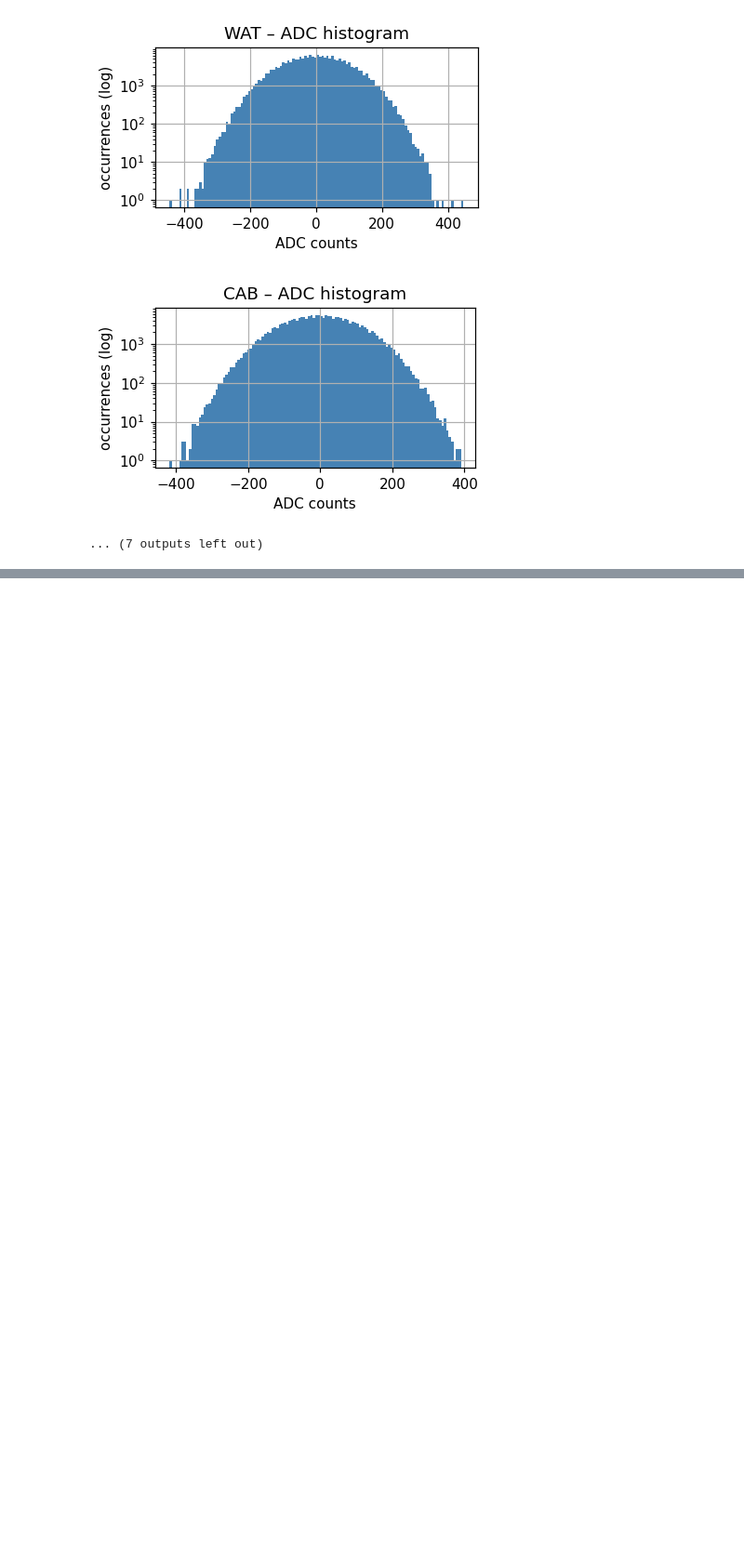
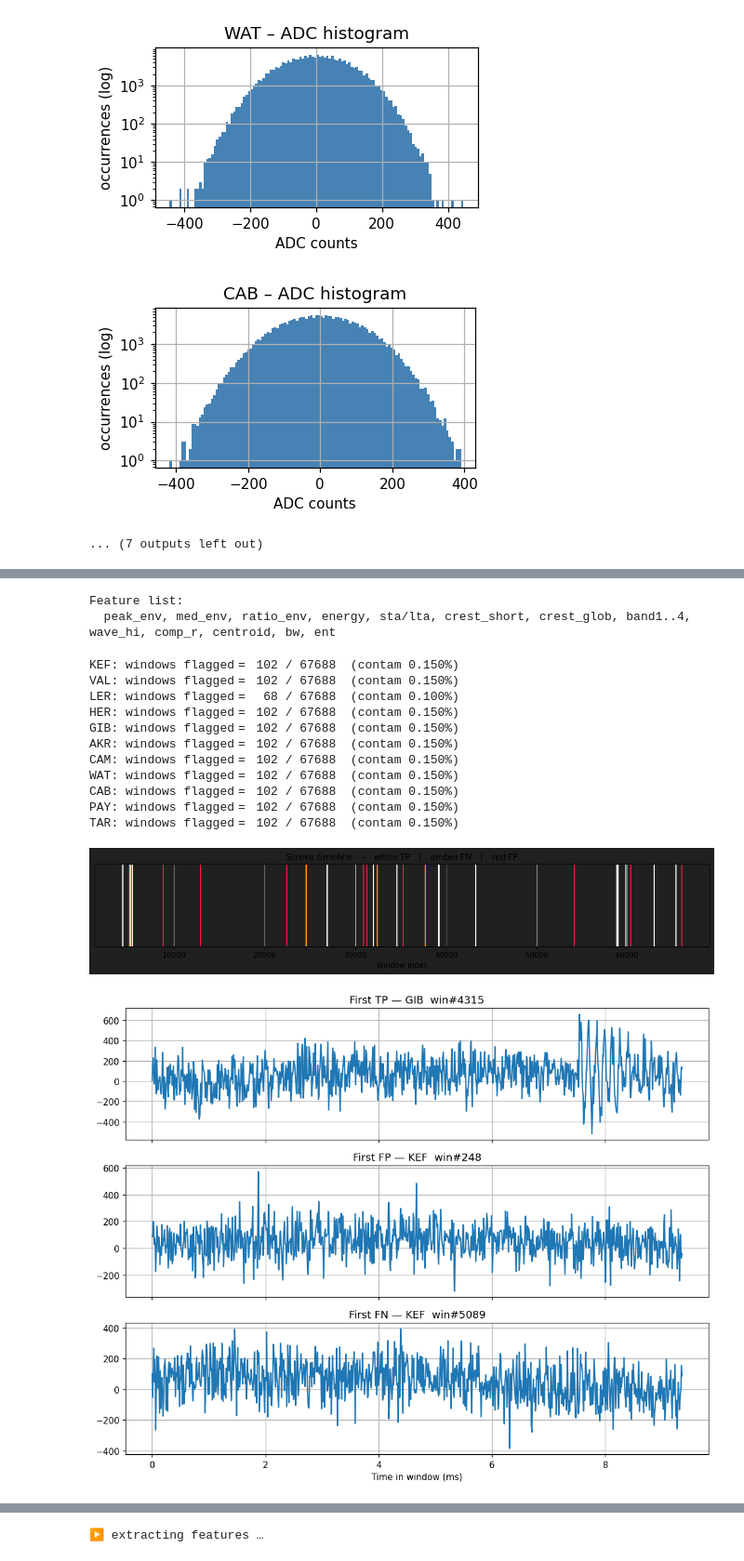
Before and after one commit to jsg71/playing-with-time-series, a Jupyter notebook: notebooks/model_example_condensed.ipynb, the cells around one changed output, grey strips where cells are left out. Shown at 93% size. Drawn from its saved outputs; the diff is of its cells as text; code cells hidden in the pictures; blank space fills up the shorter version.

```diff
--- a/notebooks/model_example_condensed.ipynb
+++ b/notebooks/model_example_condensed.ipynb
@@ -1544,12 +1635,12 @@ print("Feature list:")
 print("  peak_env, med_env, ratio_env, energy, sta/lta, crest_short, "
       "crest_glob, band1..4, wave_hi, comp_r, centroid, bw, ent")
 
-n_win = min(((len(quantized[n]) - WIN)//HOP)+1 for n in STATIONS)
+n_win = min(((len(quantised[n]) - WIN)//HOP)+1 for n in STATIONS)
 feat_dim = 16
 X_station = {nm: np.empty((n_win, feat_dim), float) for nm in STATIONS}
 
 for nm in STATIONS:
-    sig = quantized[nm]
+    sig = quantised[nm]
     env = np.abs(hilbert(sig.astype(float)))
     Nfft = WIN//2+1
     borders = [int(Nfft*r) for r in (0.25,0.50,0.75)]
@@ -1631,31 +1722,47 @@ tn,fp,fn,tp = confusion_matrix(stroke_truth,net_pred,labels=[False,True]).ravel(
 P_net=precision_score(stroke_truth,net_pred,zero_division=0)
 R_net=recall_score   (stroke_truth,net_pred,zero_division=0)
 F_net=f1_score       (stroke_truth,net_pred,zero_division=0)
 print(f"\nNetwork (INLINE diagnostic, ≥{MIN_STN} stn):")
 print(f" TP={tp} FP={fp} FN={fn} TN={tn}   P={P_net:.3f} R={R_net:.3f} F1={F_net:.3f}")
 """
 # ────────────────────────────────────────────────────────────────────────────
 #  6) Strict, burst‑aware evaluation via evaluate_windowed_model
 # ────────────────────────────────────────────────────────────────────────────
 hot_masks = hot  # evaluator expects mapping {station: bool‑array}
 
 station_metrics, network_metrics, n_windows = evaluate_windowed_model(
     hot=hot_masks,
     stroke_records=stroke_records,
-    quantized=quantized,
+    quantized=quantised,
     station_order=STATIONS,
     win=WIN,
     hop=HOP,
     burst_len=BURST_LEN,
     min_stn=MIN_STN,
     tol_win=0,         # strict: no prediction dilation
     plot=True          # timeline + waveform panels
 )
 
 print(f"\n—— Station / window metrics  (n_windows = {n_windows:,}) ——")
 for nm, m in station_metrics.items():
     print(f"{nm}: TP={m['TP']:<4} FP={m['FP']:<5} FN={m['FN']:<4} "
           f"P={m['P']:.3f} R={m['R']:.3f} F1={m['F1']:.3f}")
 
 print("\n—— Network / stroke metrics ——")
 print(network_metrics)
+# %% [output]
+Feature list:
+  peak_env, med_env, ratio_env, energy, sta/lta, crest_short, crest_glob, band1..4, wave_hi, comp_r, centroid, bw, ent
+KEF: windows flagged =  102 / 67688  (contam 0.150%)
+VAL: windows flagged =  102 / 67688  (contam 0.150%)
+LER: windows flagged =   68 / 67688  (contam 0.100%)
+HER: windows flagged =  102 / 67688  (contam 0.150%)
+GIB: windows flagged =  102 / 67688  (contam 0.150%)
+AKR: windows flagged =  102 / 67688  (contam 0.150%)
+CAM: windows flagged =  102 / 67688  (contam 0.150%)
+WAT: windows flagged =  102 / 67688  (contam 0.150%)
+CAB: windows flagged =  102 / 67688  (contam 0.150%)
+PAY: windows flagged =  102 / 67688  (contam 0.150%)
+TAR: windows flagged =  102 / 67688  (contam 0.150%)
+[figure, added]
+[figure, added]
@@ -1714,13 +1836,13 @@ def get_depth_or_score(iso, X):
             return iso.predict(X), False
 
 # ------------ feature extraction ----------------------------
-n_win=min(((len(quantized[n])-WIN)//HOP)+1 for n in STN)
+n_win=min(((len(quantised[n])-WIN)//HOP)+1 for n in STN)
 feat_dim=16
 Xst={nm: np.empty((n_win, feat_dim), float) for nm in STN}
 
 print("▶ extracting features …")
 for nm in STN:
-    sig=quantized[nm]; env=np.abs(hilbert(sig.astype(float)))
+    sig=quantised[nm]; env=np.abs(hilbert(sig.astype(float)))
     Nf=WIN//2+1; b25,b50,b75=[int(Nf*r) for r in (0.25,0.50,0.75)]
     for w in tqdm(range(n_win), desc=f"{nm}", leave=False):
         s=w*HOP; seg_i16=sig[s:s+WIN]; seg_f=seg_i16.astype(float); env_seg=env[s:s+WIN]
@@ -1806,7 +1928,7 @@ hot_masks = hot   # mapping {station: bool‑array}
 station_metrics, network_metrics, n_windows = evaluate_windowed_model(
     hot=hot_masks,
     stroke_records=stroke_records,
-    quantized=quantized,
+    quantized=quantised,
     station_order=STN,
     win=WIN,
     hop=HOP,
@@ -1823,6 +1945,8 @@ for nm, m in station_metrics.items():
 
 print("\n—— Network / stroke metrics ——")
 print(network_metrics)
+# %% [output]
+▶ extracting features …
 # %%
 ##############################################################################
 #  Lightning‑detection “model 6” – Convolutional Denoising Auto‑Encoder (C‑DAE)
```
Also changed, not shown: parts of 4 cells of this notebook.
